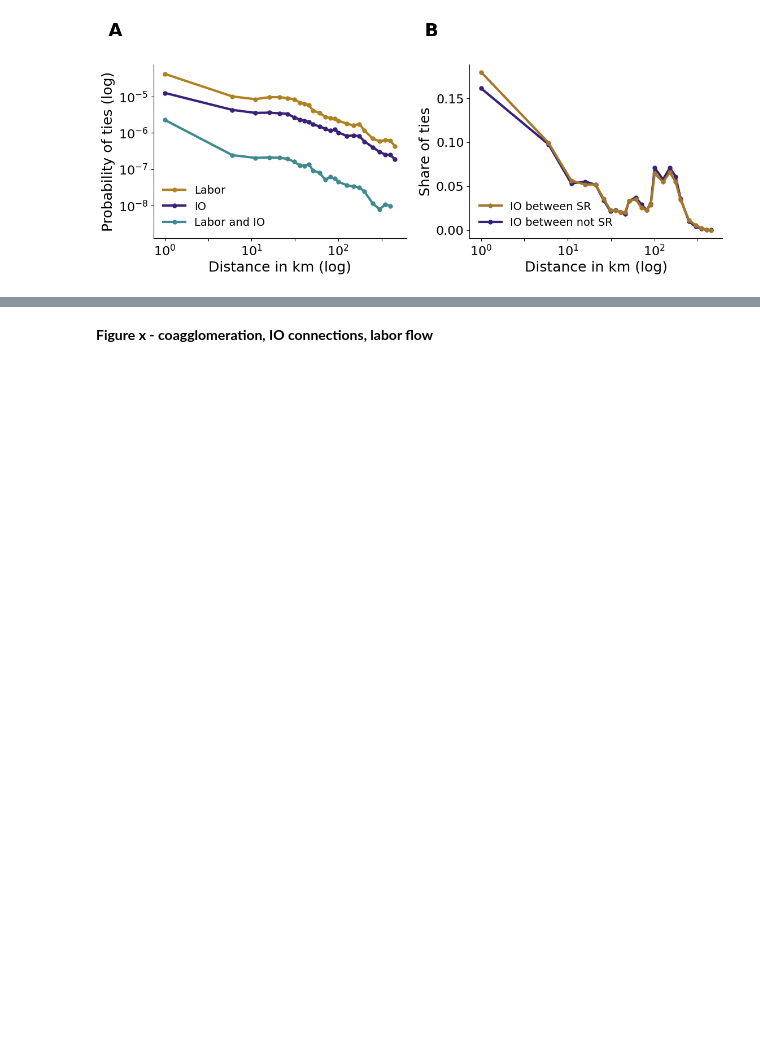
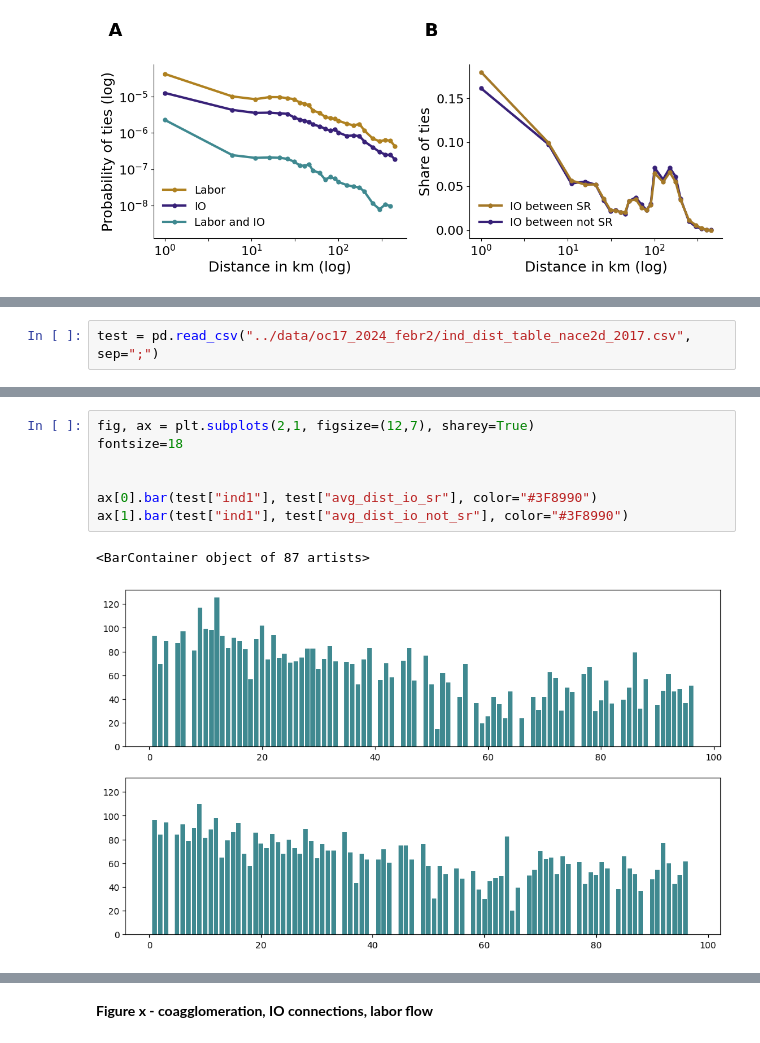
Before and after one commit to sandorjuhasz/coagglomeration, a Jupyter notebook: code/01_main_figures.ipynb, the cells around one changed output, grey strips where cells are left out. Drawn from its saved outputs; the diff is of its cells as text; blank space fills up the shorter version.

```diff
--- a/code/01_main_figures.ipynb
+++ b/code/01_main_figures.ipynb
@@ -486,0 +361,2 @@ tie_distance(ddf, distance_column=["log_dist"], key_info=input_dict, return_tabl
+# %%
+test = pd.read_csv("../data/oc17_2024_febr2/ind_dist_table_nace2d_2017.csv", sep=";")
@@ -486,0 +369,10 @@ tie_distance(ddf, distance_column=["log_dist"], key_info=input_dict, return_tabl
+# %%
+fig, ax = plt.subplots(2,1, figsize=(12,7), sharey=True)
+fontsize=18
+
+
+ax[0].bar(test["ind1"], test["avg_dist_io_sr"], color="#3F8990")
+ax[1].bar(test["ind1"], test["avg_dist_io_not_sr"], color="#3F8990")
+# %% [output]
+<BarContainer object of 87 artists>
+[figure, added]
```
Also changed, not shown: parts of 12 cells of this notebook, 1 other file.
